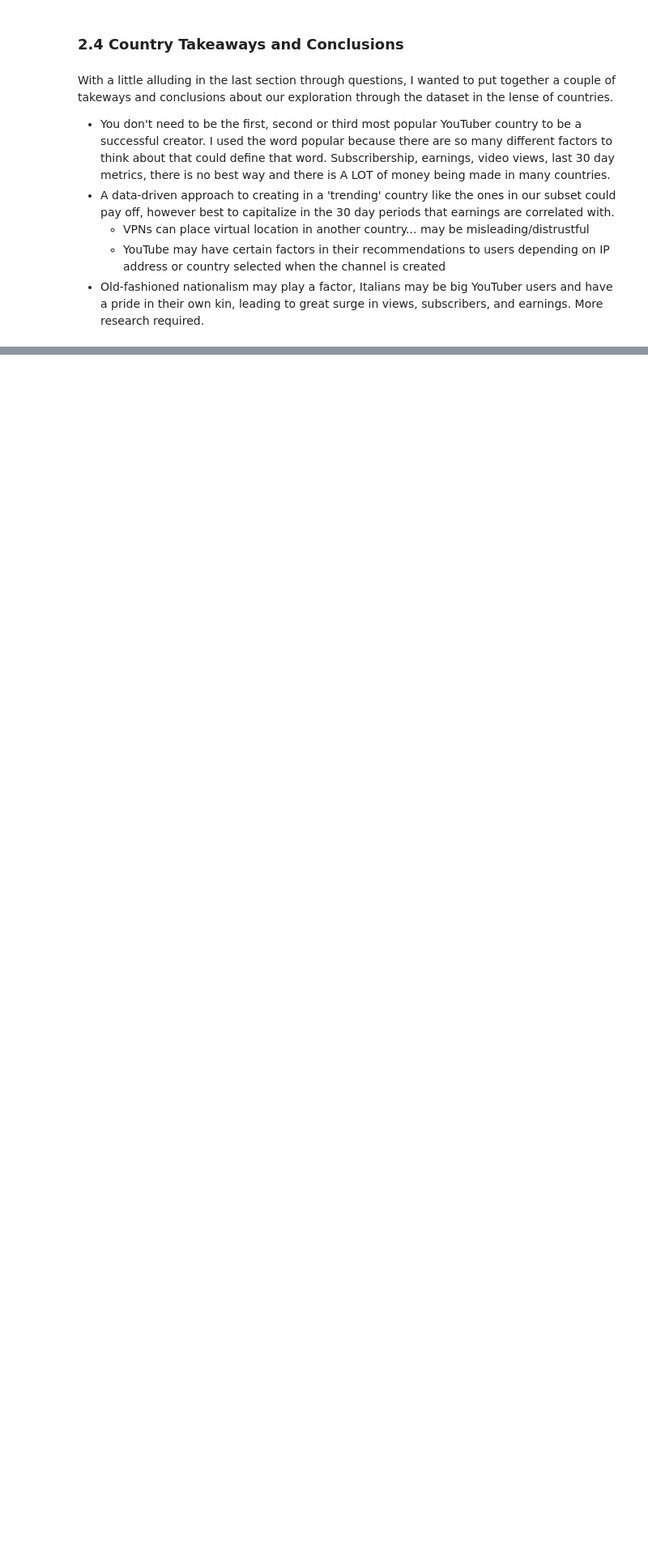
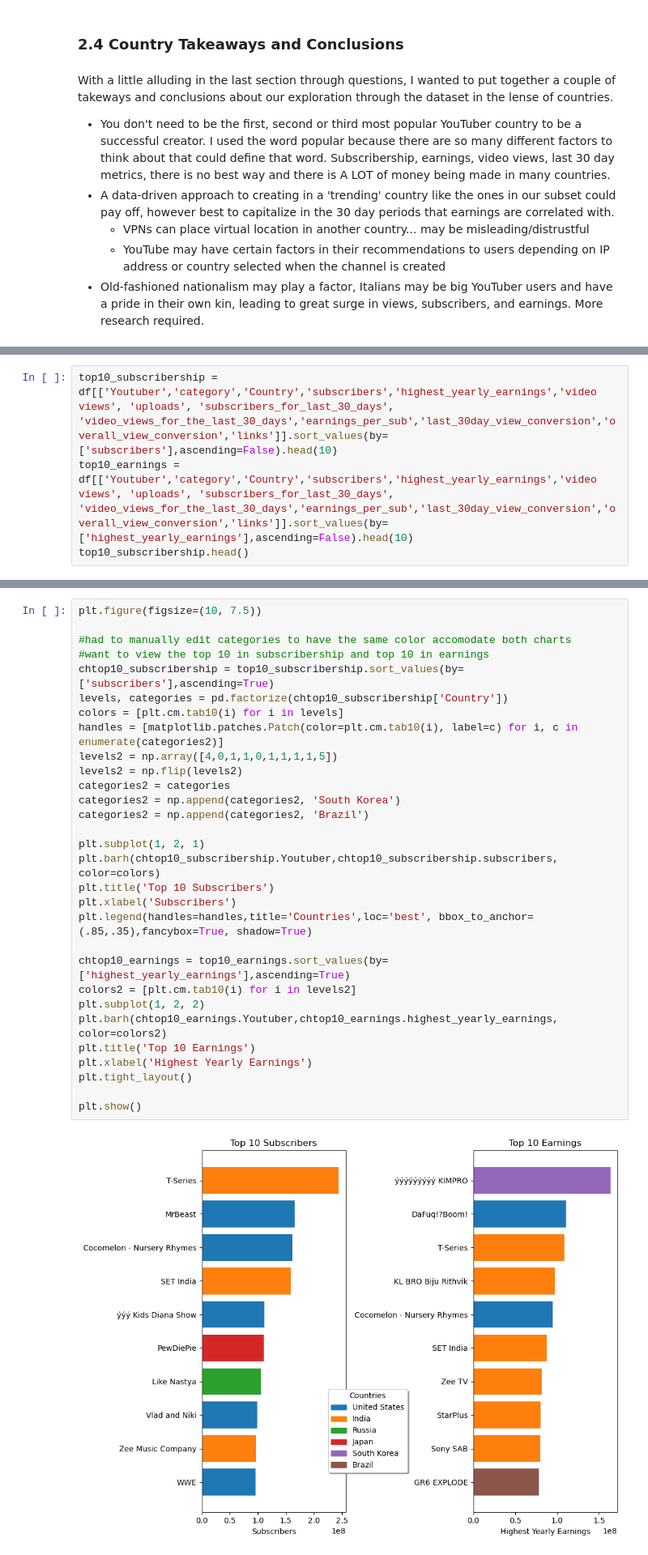
Before and after one commit to briangdrewes/youtuber-analysis, a Jupyter notebook: be_a_youtube_mrbeast.ipynb, the cells around one changed output, grey strips where cells are left out. Shown at 81% size. Saved outputs shown, nothing was run; the diff lists cells and outputs as text; blank space fills up the shorter version.

Commit message:
second to last secommit

```diff
--- a/be_a_youtube_mrbeast.ipynb
+++ b/be_a_youtube_mrbeast.ipynb
@@ -368,0 +486,4 @@ With a little alluding in the last section through questions, I wanted to put to
+# %%
+top10_subscribership = df[['Youtuber','category','Country','subscribers','highest_yearly_earnings','video views', 'uploads', 'subscribers_for_last_30_days', 'video_views_for_the_last_30_days','earnings_per_sub','last_30day_view_conversion','overall_view_conversion','links']].sort_values(by=['subscribers'],ascending=False).head(10)
+top10_earnings = df[['Youtuber','category','Country','subscribers','highest_yearly_earnings','video views', 'uploads', 'subscribers_for_last_30_days', 'video_views_for_the_last_30_days','earnings_per_sub','last_30day_view_conversion','overall_view_conversion','links']].sort_values(by=['highest_yearly_earnings'],ascending=False).head(10)
+top10_subscribership.head()
@@ -368,0 +510,32 @@ With a little alluding in the last section through questions, I wanted to put to
+# %%
+plt.figure(figsize=(10, 7.5))
+
+#had to manually edit categories to have the same color accomodate both charts
+#want to view the top 10 in subscribership and top 10 in earnings
+chtop10_subscribership = top10_subscribership.sort_values(by=['subscribers'],ascending=True)
+levels, categories = pd.factorize(chtop10_subscribership['Country'])
+colors = [plt.cm.tab10(i) for i in levels]
+handles = [matplotlib.patches.Patch(color=plt.cm.tab10(i), label=c) for i, c in enumerate(categories2)]
+levels2 = np.array([4,0,1,1,0,1,1,1,1,5])
+levels2 = np.flip(levels2)
+categories2 = categories
+categories2 = np.append(categories2, 'South Korea')
+categories2 = np.append(categories2, 'Brazil')
+
+plt.subplot(1, 2, 1)
+plt.barh(chtop10_subscribership.Youtuber,chtop10_subscribership.subscribers, color=colors)
+plt.title('Top 10 Subscribers')
+plt.xlabel('Subscribers')
+plt.legend(handles=handles,title='Countries',loc='best', bbox_to_anchor=(.85,.35),fancybox=True, shadow=True)
+
+chtop10_earnings = top10_earnings.sort_values(by=['highest_yearly_earnings'],ascending=True)
+colors2 = [plt.cm.tab10(i) for i in levels2]
+plt.subplot(1, 2, 2)
+plt.barh(chtop10_earnings.Youtuber,chtop10_earnings.highest_yearly_earnings, color=colors2)
+plt.title('Top 10 Earnings')
+plt.xlabel('Highest Yearly Earnings')
+plt.tight_layout()
+
+plt.show()
+# %% [output]
+[figure, added]
```
Also changed, not shown: parts of 45 cells of this notebook.
